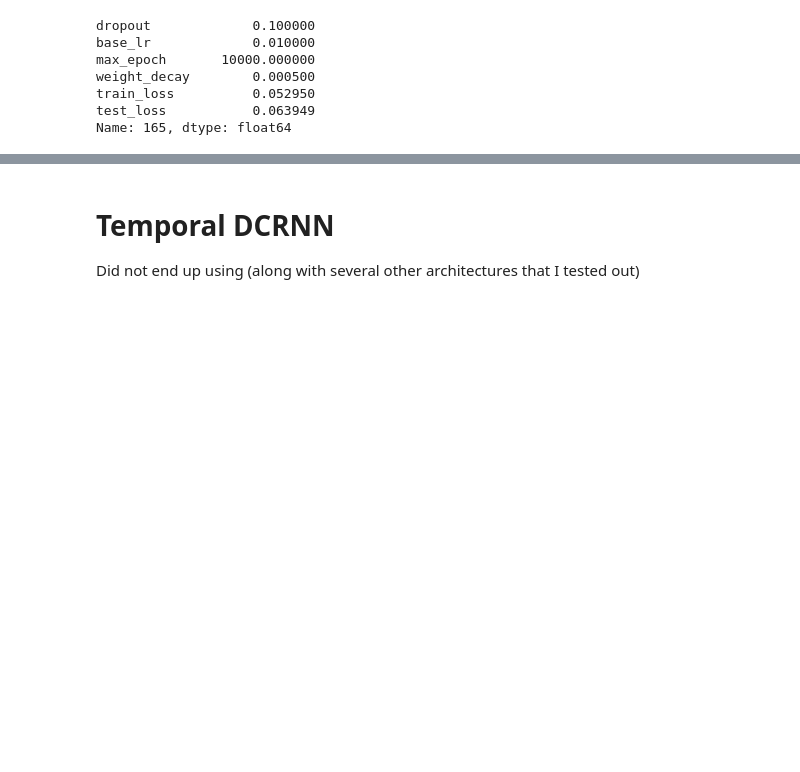
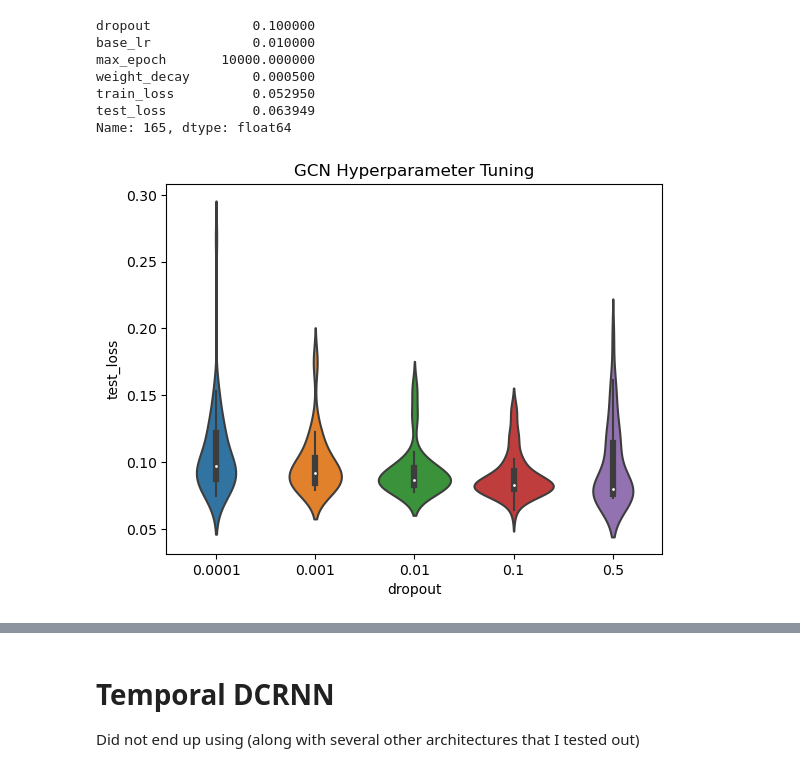
Before and after one commit to hwunrow/cgnn, a Jupyter notebook: src/main.ipynb, the cells around one changed output, grey strips where cells are left out. Cells and saved outputs as stored; diff of their text form; code cells hidden in the pictures; blank space fills up the shorter version.

```diff
--- a/src/main.ipynb
+++ b/src/main.ipynb
@@ -527,3 +527,10 @@ weight_decay        0.000500
 train_loss          0.052950
 test_loss           0.063949
 Name: 165, dtype: float64
+# %%
+import seaborn as sns
+
+dropout_plot = sns.violinplot(data=gcn_results, x="dropout", y="test_loss").set_title('GCN Hyperparameter Tuning')
+dropout_plot.get_figure().savefig("../assets/dropout.png")
+# %% [output]
+[figure, added]
```
Also changed, not shown: parts of 23 cells of this notebook, 1 other file.
